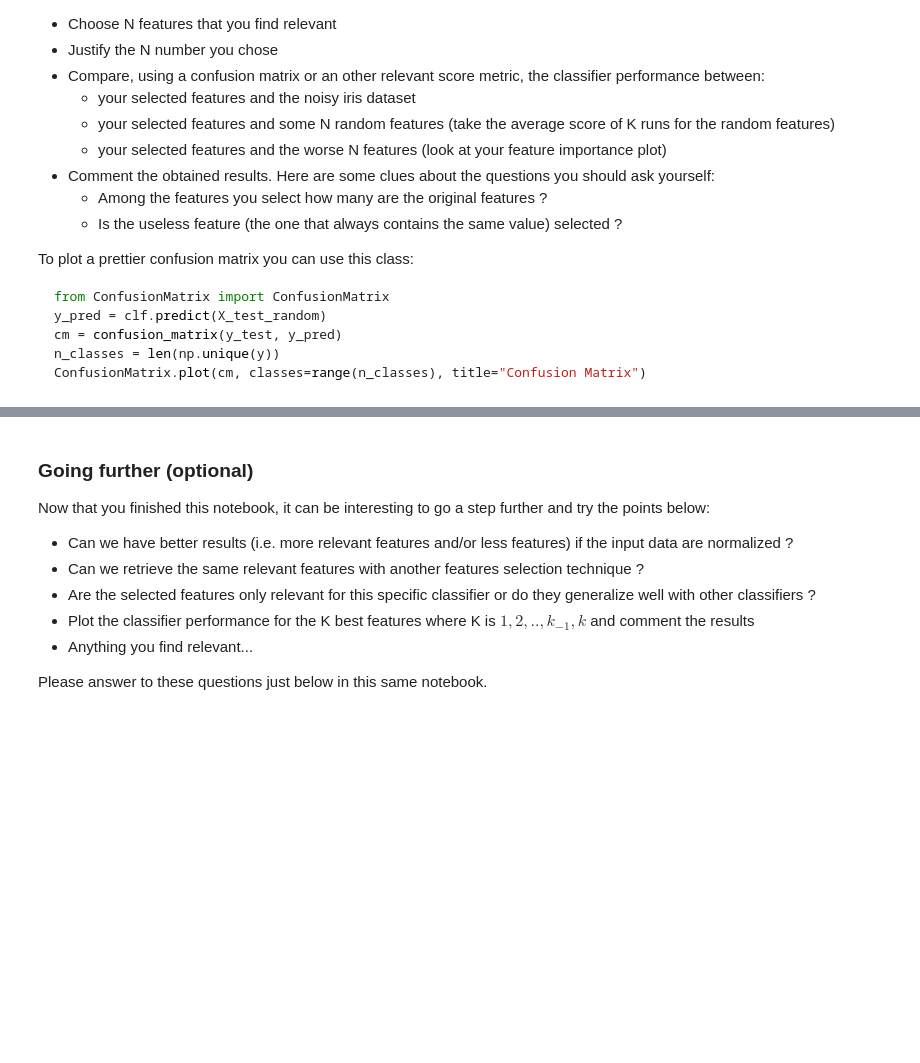
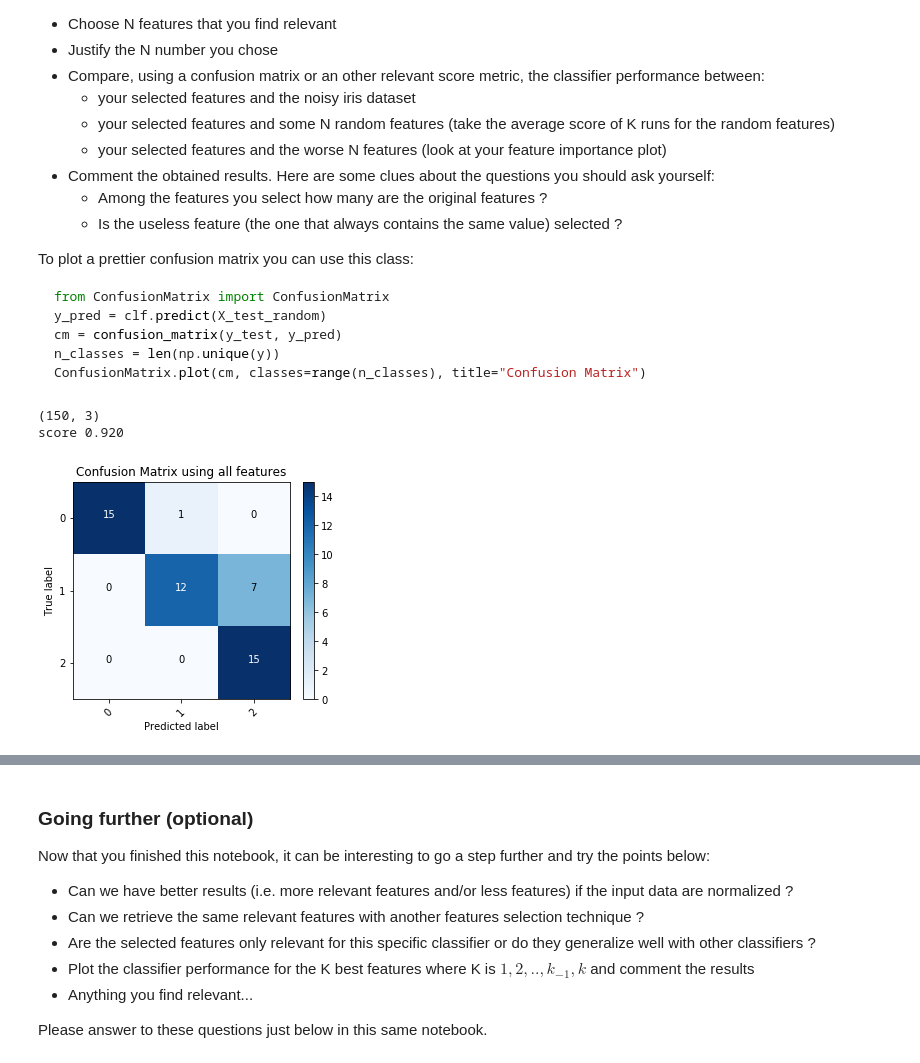
Before and after one commit to Penguinazor/mse.mldb.lab2, a Jupyter notebook: part_2/01-noisy-iris.ipynb, the cells around one changed output, grey strips where cells are left out. Drawn from its saved outputs; the diff is of its cells as text; code cells hidden in the pictures; blank space fills up the shorter version.

```diff
--- a/part_2/01-noisy-iris.ipynb
+++ b/part_2/01-noisy-iris.ipynb
@@ -157,0 +174,29 @@ ConfusionMatrix.plot(cm, classes=range(n_classes), title="Confusion Matrix")
+# %%
+#Keep only features 0, 2 and 3
+X2 = X[:, [0,2,3]]
+print(X2.shape)
+X_train_2, X_test_2, y_train_2, y_test_2 = train_test_split(X2, y, test_size=0.33)
+
+# train
+clf2 = ExtraTreesClassifier(n_jobs=2, n_estimators=10)
+clf2.fit(X_train_2, y_train_2)
+
+# get the score
+score = clf2.score(X_test_2, y_test_2)
+print("score {:.3f}".format(score))
+# %% [output]
+(150, 3)
+score 0.920
+# %%
+#Compare matrices
+from ConfusionMatrix import ConfusionMatrix
+from sklearn.metrics import confusion_matrix
+
+y_pred = clf.predict(X_test)
+y_pred2 = clf2.predict(X_test_2)
+cm = confusion_matrix(y_test, y_pred)
+cm2 = confusion_matrix(y_test_2, y_pred2)
+n_classes = len(np.unique(y))
+ConfusionMatrix.plot(cm, classes=range(n_classes), title="Confusion Matrix using all features")
+# %% [output]
+[figure, added]
```
Also changed, not shown: parts of 6 cells of this notebook.
